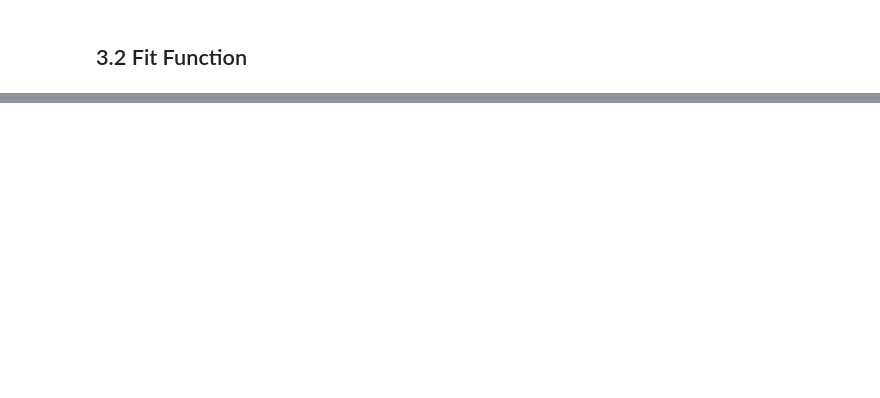
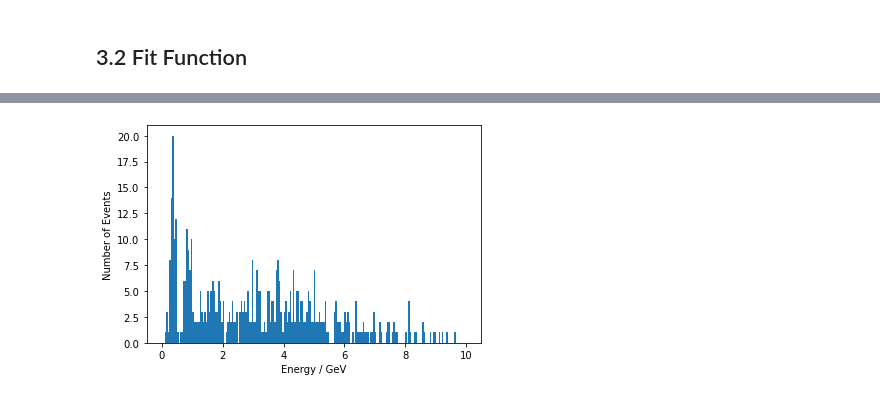
Before and after one commit to afyqeyzar/comp_proj, a Jupyter notebook: proj.ipynb, the cells around one changed output, grey strips where cells are left out. Cells and saved outputs as stored; diff of their text form; code cells hidden in the pictures; blank space fills up the shorter version.

```diff
--- a/proj.ipynb
+++ b/proj.ipynb
@@ -50,0 +72,7 @@ plt.plot(energy_midpoints,oscillation_probability(energy_midpoints),'.')
+# %%
+plt.bar(energy_midpoints, data, 0.05)
+plt.ylabel('Number of Events')
+plt.xlabel('Energy / GeV')
+plt.show()
+# %% [output]
+[figure, added]
```
Also changed, not shown: parts of 9 cells of this notebook, 1 other file.
